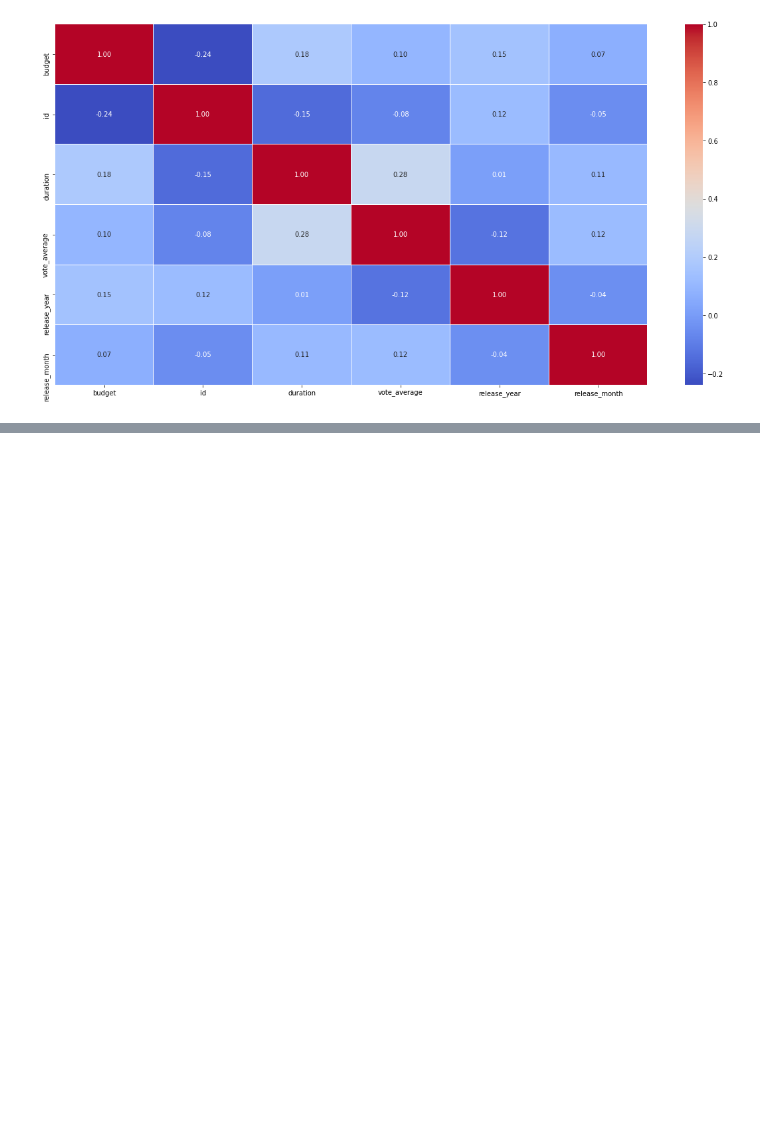
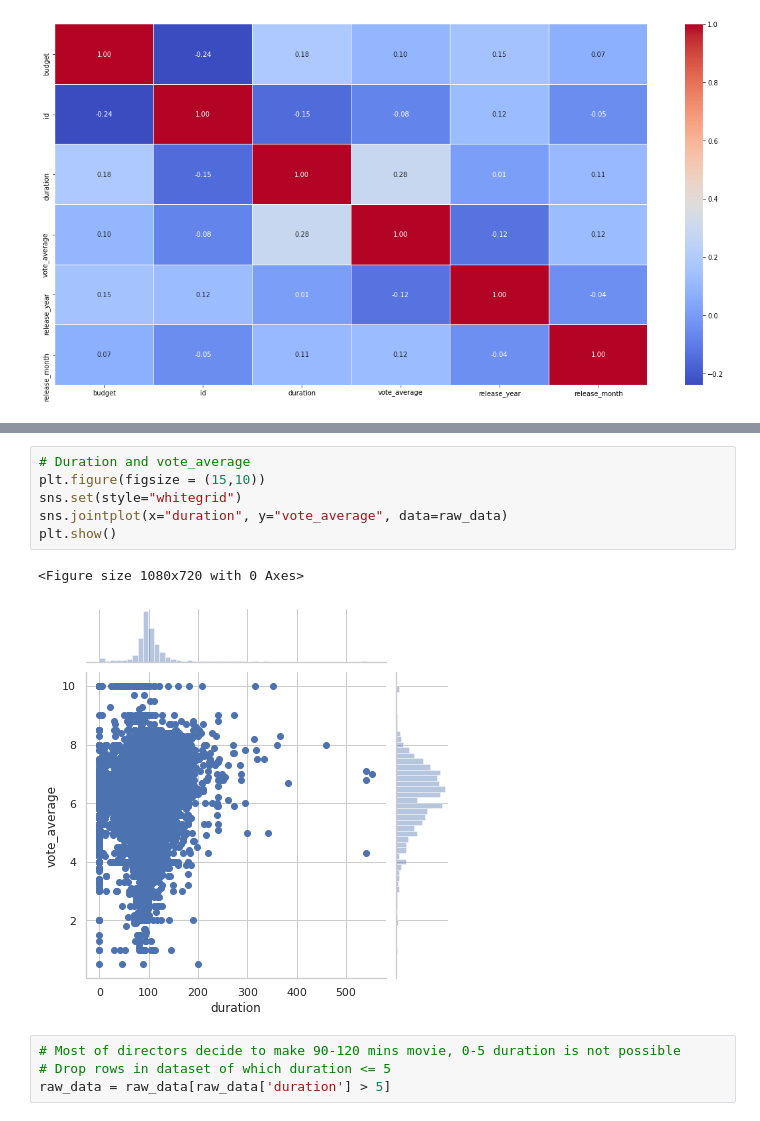
Before and after one commit to serenaZhou/INFO7390_Data_Sci, a Jupyter notebook: Project.ipynb, the cells around one changed output, grey strips where cells are left out. Drawn from its saved outputs; the diff is of its cells as text; blank space fills up the shorter version.

```diff
--- a/Project.ipynb
+++ b/Project.ipynb
@@ -232,0 +246,13 @@ sns.regplot(x="release_year", y="vote_average", data=raw_data)
+# %%
+# Duration and vote_average
+plt.figure(figsize = (15,10))
+sns.set(style="whitegrid")
+sns.jointplot(x="duration", y="vote_average", data=raw_data)
+plt.show()
+# %% [output]
+<Figure size 1080x720 with 0 Axes>
+[figure, added]
+# %%
+# Most of directors decide to make 90-120 mins movie, 0-5 duration is not possible
+# Drop rows in dataset of which duration <= 5
+raw_data = raw_data[raw_data['duration'] > 5]
```
Also changed, not shown: parts of 13 cells of this notebook.
